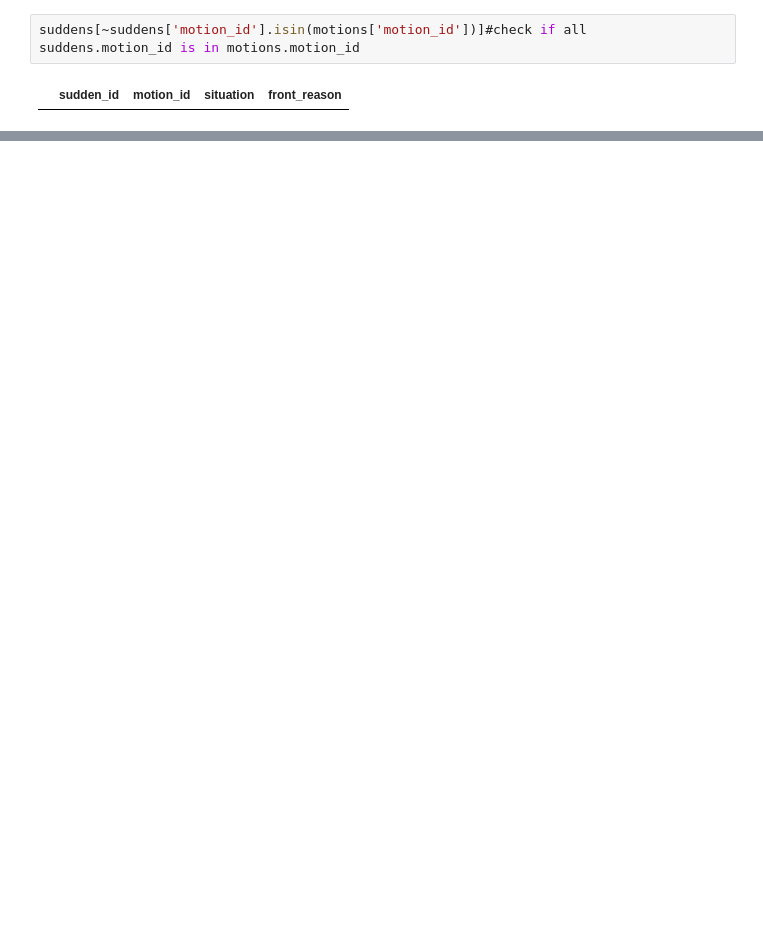
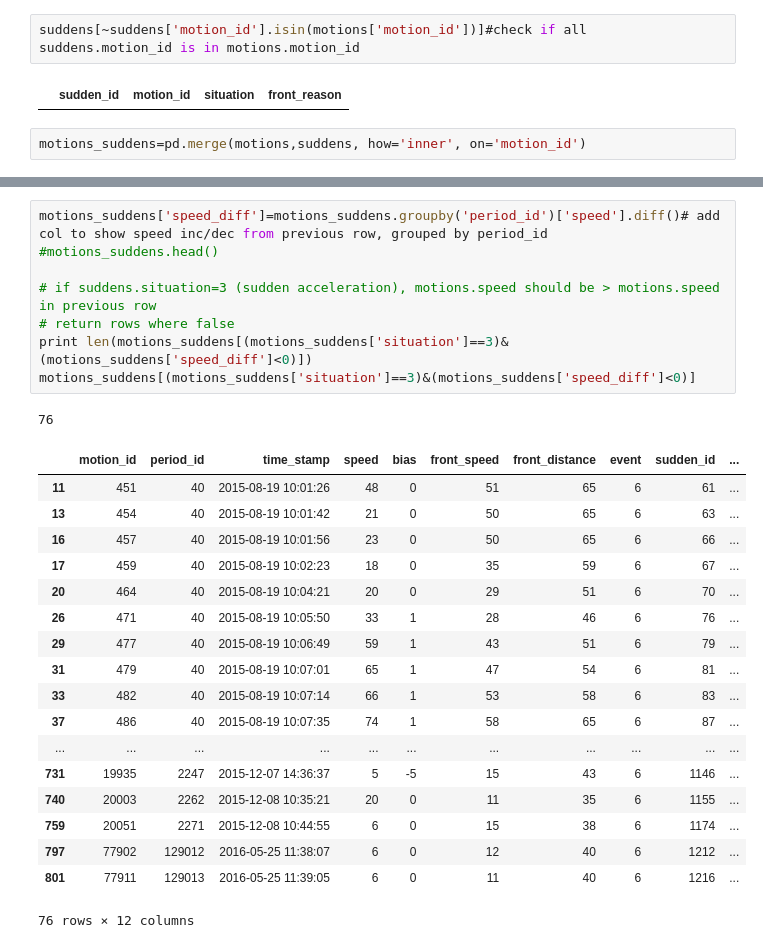
Before and after one commit to aching87/CarVi, a Jupyter notebook: Data_Integrity_Check.ipynb, the cells around one changed output, grey strips where cells are left out. Saved outputs shown, nothing was run; the diff lists cells and outputs as text; blank space fills up the shorter version.

```diff
--- a/Data_Integrity_Check.ipynb
+++ b/Data_Integrity_Check.ipynb
@@ -421,3 +548,5 @@ motions[motions['event']==6][motions[motions['event']==6]["motion_id"].isin(~sud
 suddens[~suddens['motion_id'].isin(motions['motion_id'])]#check if all suddens.motion_id is in motions.motion_id
 # %% [output]
 |  | sudden_id | motion_id | situation | front_reason |
+# %%
+motions_suddens=pd.merge(motions,suddens, how='inner', on='motion_id')
@@ -423,0 +565,28 @@ suddens[~suddens['motion_id'].isin(motions['motion_id'])]#check if all suddens.m
+# %%
+motions_suddens['speed_diff']=motions_suddens.groupby('period_id')['speed'].diff()# add col to show speed inc/dec from previous row, grouped by period_id
+#motions_suddens.head()
+
+# if suddens.situation=3 (sudden acceleration), motions.speed should be > motions.speed in previous row
+# return rows where false
+print len(motions_suddens[(motions_suddens['situation']==3)&(motions_suddens['speed_diff']<0)])
+motions_suddens[(motions_suddens['situation']==3)&(motions_suddens['speed_diff']<0)]
+# %% [output]
+76
+|  | motion_id | period_id | time_stamp | speed | bias | front_speed | front_distance | event | sudden_id | ... |
+| 11 | 451 | 40 | 2015-08-19 10:01:26 | 48 | 0 | 51 | 65 | 6 | 61 | ... |
+| 13 | 454 | 40 | 2015-08-19 10:01:42 | 21 | 0 | 50 | 65 | 6 | 63 | ... |
+| 16 | 457 | 40 | 2015-08-19 10:01:56 | 23 | 0 | 50 | 65 | 6 | 66 | ... |
+| 17 | 459 | 40 | 2015-08-19 10:02:23 | 18 | 0 | 35 | 59 | 6 | 67 | ... |
+| 20 | 464 | 40 | 2015-08-19 10:04:21 | 20 | 0 | 29 | 51 | 6 | 70 | ... |
+| 26 | 471 | 40 | 2015-08-19 10:05:50 | 33 | 1 | 28 | 46 | 6 | 76 | ... |
+| 29 | 477 | 40 | 2015-08-19 10:06:49 | 59 | 1 | 43 | 51 | 6 | 79 | ... |
+| 31 | 479 | 40 | 2015-08-19 10:07:01 | 65 | 1 | 47 | 54 | 6 | 81 | ... |
+| 33 | 482 | 40 | 2015-08-19 10:07:14 | 66 | 1 | 53 | 58 | 6 | 83 | ... |
+| 37 | 486 | 40 | 2015-08-19 10:07:35 | 74 | 1 | 58 | 65 | 6 | 87 | ... |
+| ... | ... | ... | ... | ... | ... | ... | ... | ... | ... | ... |
+| 731 | 19935 | 2247 | 2015-12-07 14:36:37 | 5 | -5 | 15 | 43 | 6 | 1146 | ... |
+| 740 | 20003 | 2262 | 2015-12-08 10:35:21 | 20 | 0 | 11 | 35 | 6 | 1155 | ... |
+| 759 | 20051 | 2271 | 2015-12-08 10:44:55 | 6 | 0 | 15 | 38 | 6 | 1174 | ... |
+| 797 | 77902 | 129012 | 2016-05-25 11:38:07 | 6 | 0 | 12 | 40 | 6 | 1212 | ... |
+| 801 | 77911 | 129013 | 2016-05-25 11:39:05 | 6 | 0 | 11 | 40 | 6 | 1216 | ... |
+76 rows × 12 columns
```
Also changed, not shown: parts of 50 cells of this notebook.
